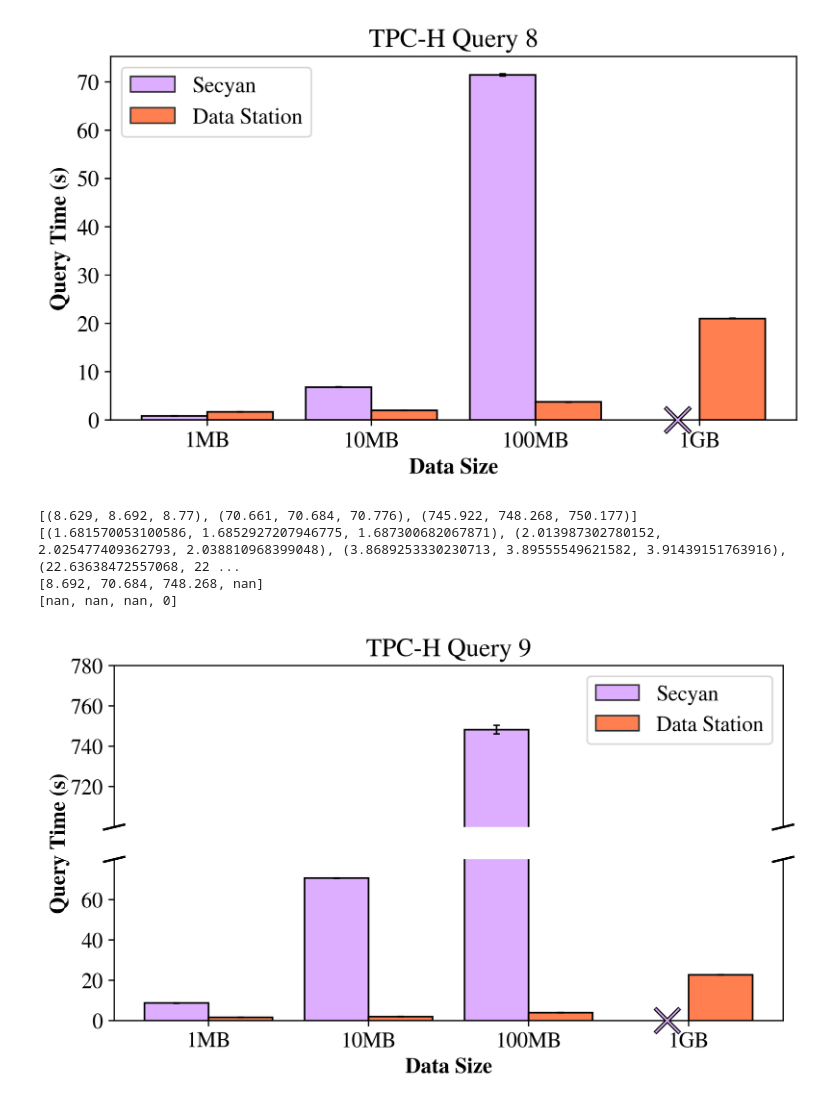
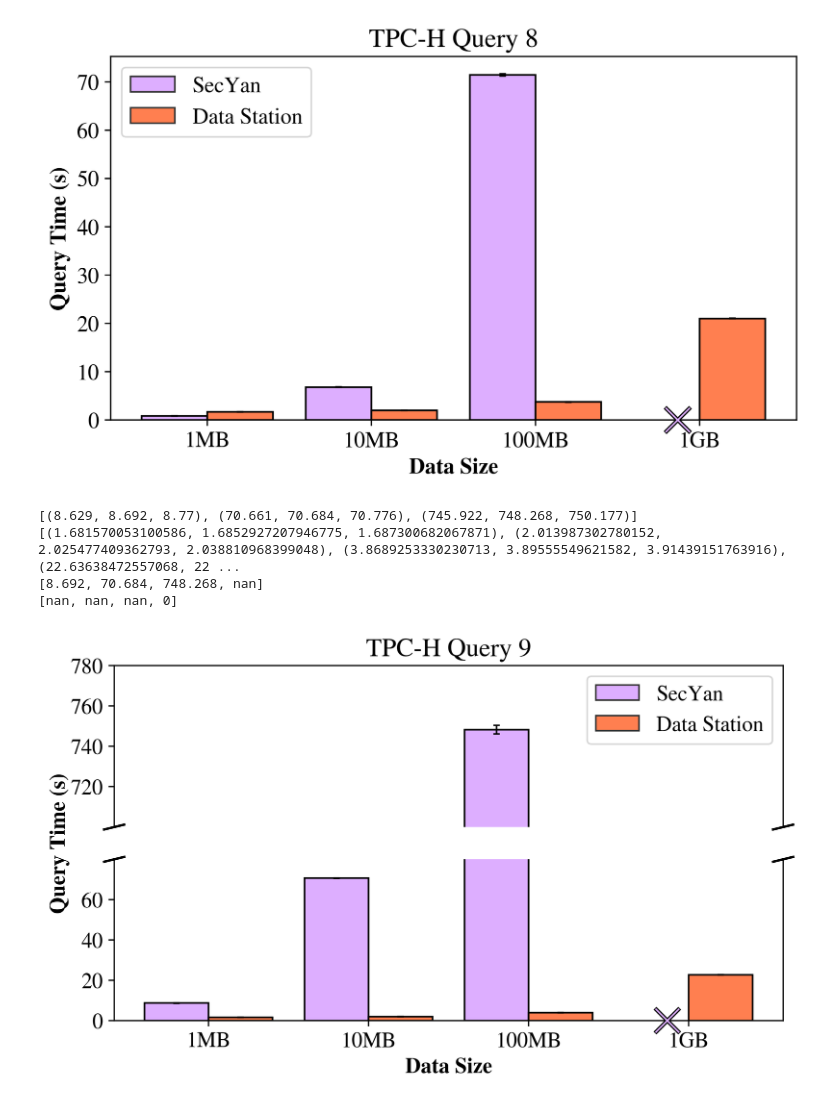
Before and after one commit to TheDataStation/datastation-escrow, a Jupyter notebook: data_comparisons/secyan/secyan_data_parsing.ipynb, the cells around one changed output. Drawn from its saved outputs; the diff is of its cells as text; code cells hidden in the pictures.

```diff
--- a/data_comparisons/secyan/secyan_data_parsing.ipynb
+++ b/data_comparisons/secyan/secyan_data_parsing.ipynb
@@ -558,7 +558,7 @@ ax1.tick_params(top=False, bottom=False, right=False)
 
 # plt.figure(figsize=(7.5, 4), dpi=320)
 for a in [ax1, ax2]:
-    label = "Secyan" if a == ax1 else None
+    label = "SecYan" if a == ax1 else None
     a.bar(x=X_axis-width/2,width=width,height=medians_left,label=label,
 #         # edgecolor=colors_right[i],
 #         # edgecolor=[.2,.2,.2],
@@ -630,31 +630,31 @@ ax2.scatter(np.arange(4)+1-width/3,left_x, [220]*4,
 d = .015  # how big to make the diagonal lines in axes coordinates
 # arguments to pass to plot, just so we don't keep repeating them
 kwargs = dict(transform=ax1.transAxes, color='k', clip_on=False)
 ax1.plot((-d, +d), (-d, +d), **kwargs)        # top-left diagonal
 ax1.plot((1 - d, 1 + d), (-d, +d), **kwargs)  # top-right diagonal
 
 kwargs.update(transform=ax2.transAxes)  # switch to the bottom axes
 ax2.plot((-d, +d), (1 - d, 1 + d), **kwargs)  # bottom-left diagonal
 ax2.plot((1 - d, 1 + d), (1 - d, 1 + d), **kwargs)  # bottom-right diagonal
 
 
 ax.set_xlabel("Data Size", fontweight="bold")
 ax.set_ylabel("Query Time (s)", fontweight="bold")
 
 # plt.xlabel("Data Size", fontweight="bold")
 # plt.ylabel("Query Time (s)", fontweight="bold")
 ax.set_title("TPC-H Query 9")
 f.legend(bbox_to_anchor=(0.9, 0.88))
 
 ax1.set_xticks([])
 ax2.set_xticks(X_axis, [col.name for col in data_right])
 
 plt.savefig("q9.pdf", bbox_inches='tight')
 
 plt.show()
 # %% [output]
 [(8.629, 8.692, 8.77), (70.661, 70.684, 70.776), (745.922, 748.268, 750.177)]
 [(1.681570053100586, 1.6852927207946775, 1.687300682067871), (2.013987302780152, 2.025477409362793, 2.038810968399048), (3.8689253330230713, 3.89555549621582, 3.91439151763916), (22.63638472557068, 22 ...
 [8.692, 70.684, 748.268, nan]
 [nan, nan, nan, 0]
-[figure, old version]
+[figure, new version]
```
Also changed, not shown: parts of 4 cells of this notebook, 11 other files.
